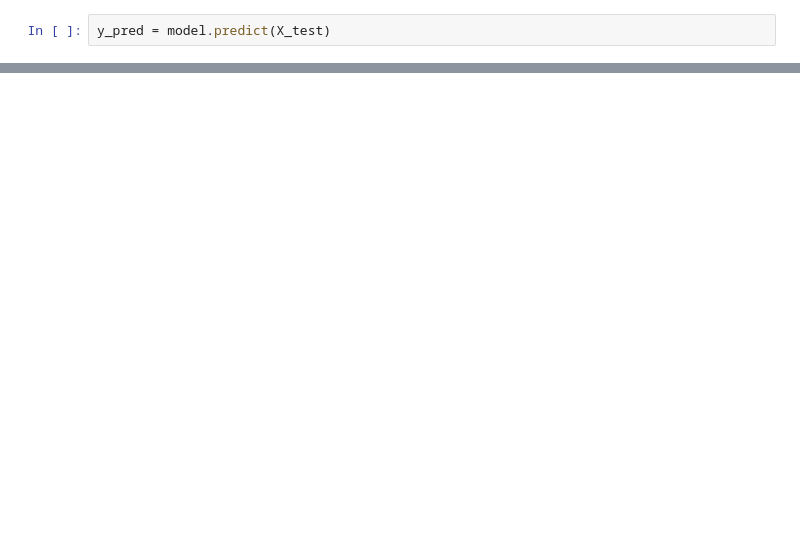
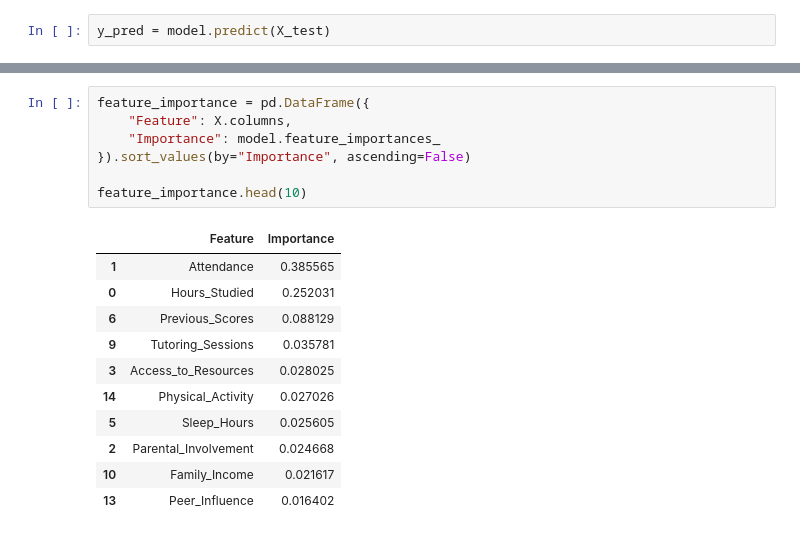
Before and after one commit to dmrs2003/student-performance-prediction, a Jupyter notebook: notebook/student_prediction.ipynb, the cells around one changed output, grey strips where cells are left out. Cells and saved outputs as stored; diff of their text form; blank space fills up the shorter version.

```diff
--- a/notebook/student_prediction.ipynb
+++ b/notebook/student_prediction.ipynb
@@ -106,0 +140,19 @@ plt.show()
+# %%
+feature_importance = pd.DataFrame({
+    "Feature": X.columns,
+    "Importance": model.feature_importances_
+}).sort_values(by="Importance", ascending=False)
+
+feature_importance.head(10)
+# %% [output]
+|  | Feature | Importance |
+| 1 | Attendance | 0.385565 |
+| 0 | Hours_Studied | 0.252031 |
+| 6 | Previous_Scores | 0.088129 |
+| 9 | Tutoring_Sessions | 0.035781 |
+| 3 | Access_to_Resources | 0.028025 |
+| 14 | Physical_Activity | 0.027026 |
+| 5 | Sleep_Hours | 0.025605 |
+| 2 | Parental_Involvement | 0.024668 |
+| 10 | Family_Income | 0.021617 |
+| 13 | Peer_Influence | 0.016402 |
```
Also changed, not shown: parts of 15 cells of this notebook, 5 other files.
